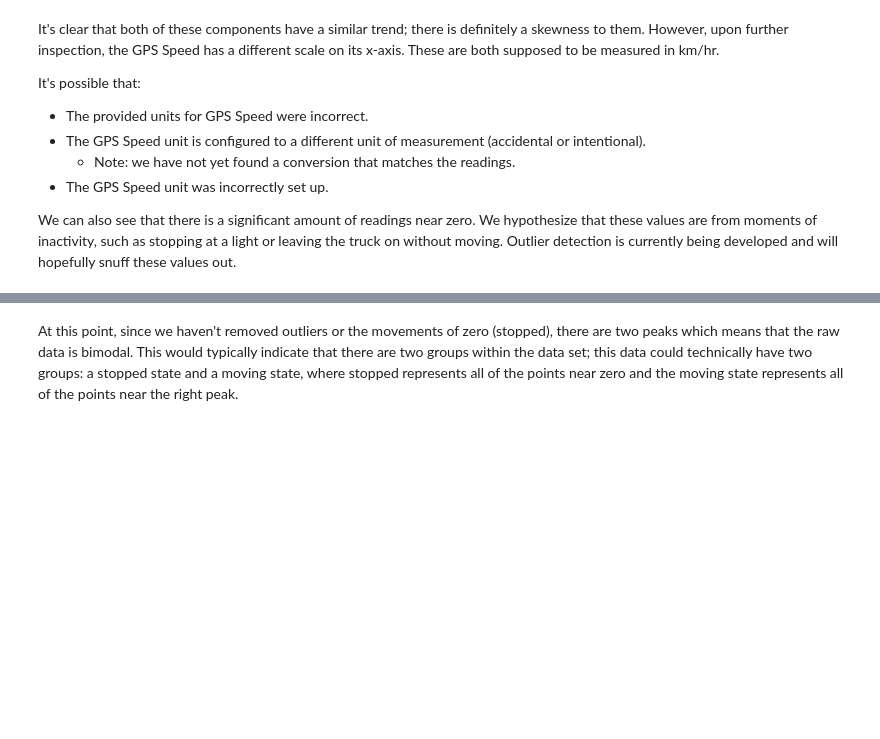
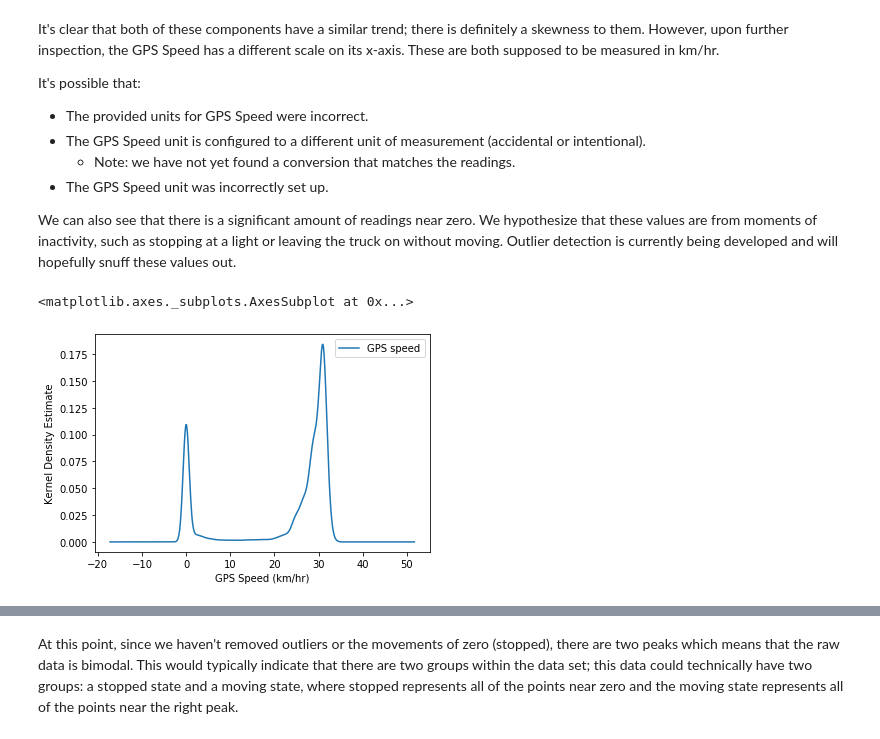
Before and after one commit to UNCG-CSE/Volvo_Truck_Analytics, a Jupyter notebook: src/Truck2GpsVsWheelBased.ipynb, the cells around one changed output, grey strips where cells are left out. Drawn from its saved outputs; the diff is of its cells as text; code cells hidden in the pictures; blank space fills up the shorter version.

Commit message:
Initial graphical analysis of raw CPU Speed vs Wheel Based Speed for Truck 1 and Truck 2.

```diff
--- a/src/Truck2GpsVsWheelBased.ipynb
+++ b/src/Truck2GpsVsWheelBased.ipynb
@@ -66,9 +93,12 @@ We can also see that there is a significant amount of readings near zero. We hyp
 # %%
 gpsSpeedDist = truckTwoDf[['GPS speed']].plot.kde()
 gpsSpeedDist.set_xlabel('GPS Speed (km/hr)')
-gpsSpeedDist.set_ylabel('Number of Occurrences')
+gpsSpeedDist.set_ylabel('Kernel Density Estimate')
 
 gpsSpeedDist
+# %% [output]
+<matplotlib.axes._subplots.AxesSubplot at 0x...>
+[figure, added]
 # %%
 wheelSpeedDist = truckTwoDf[['WheelBasedVehicleSpeed']].plot.kde()
 wheelSpeedDist.set_xlabel('WheelBasedVehicleSpeed (km/hr)')
```
Also changed, not shown: parts of 5 cells of this notebook, 1 other file.
